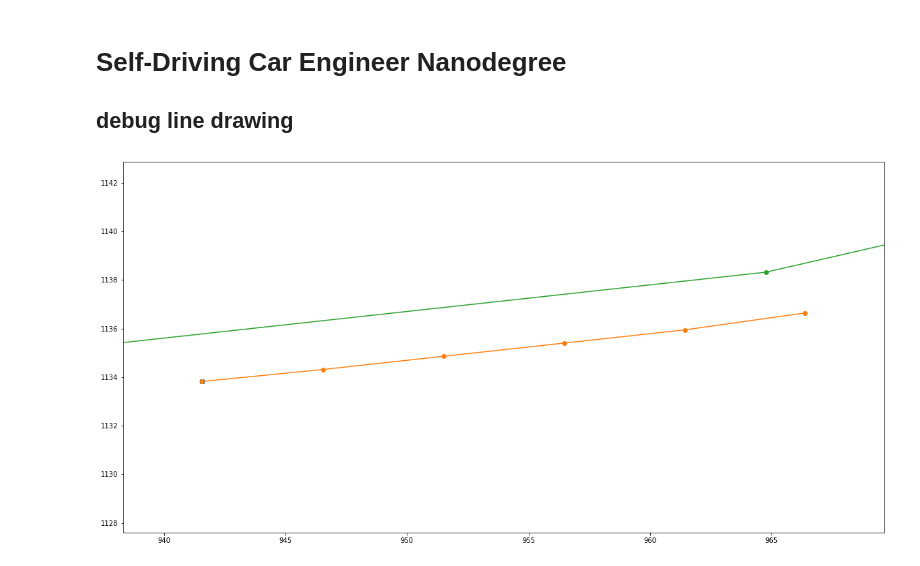
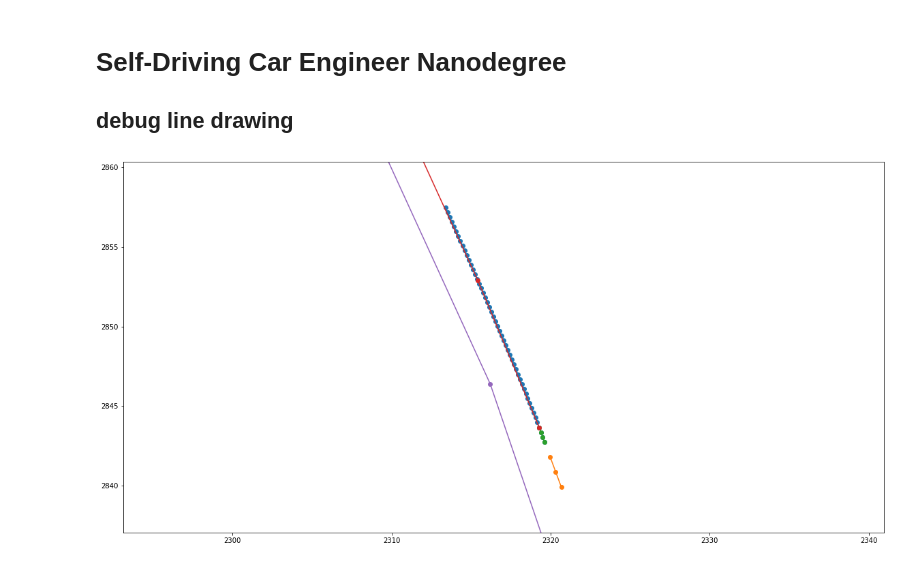
Before and after one commit to Fable3/CarND-Path-Planning-Project, a Jupyter notebook: DrawLines.ipynb, the cells around one changed output. Saved outputs shown, nothing was run; the diff lists cells and outputs as text; code cells hidden in the pictures.

Commit message:
pre_trajectory and lane change

```diff
--- a/DrawLines.ipynb
+++ b/DrawLines.ipynb
@@ -25,22 +25,26 @@ wpmap=[[784.6001,1135.5710],[815.2679,1134.9300],[844.6398,1134.9110],[875.0436,
 
-prev_trajectory=[[941.5483,1133.8180],[941.5486,1133.8180],[941.5503,1133.8180],[941.5540,1133.8180]]
-control_points=[[941.5540,1133.8180],[946.5298,1134.3117],[951.5001,1134.8560],[956.4704,1135.4002],[961.4407,1135.9445],[966.3855,1136.6397]]
-result=[[941.5483,1133.8180],[941.5486,1133.8180],[941.5503,1133.8180],[941.5540,1133.8180],[941.5543,1133.8180],[941.5547,1133.8180],[941.5550,1133.8180],[941.5554,1133.8180],[941.5557,1133.8180],[941.5561,1133.8180],[941.5564,1133.8180],[941.5567,1133.8180],[941.5571,1133.8180],[941.5574,1133.8180],[941.5578,1133.8180],[941.5581,1133.8180],[941.5584,1133.8180],[941.5588,1133.8180],[941.5591,1133.8180],[941.5595,1133.8180],[941.5598,1133.8180],[941.5602,1133.8180],[941.5605,1133.8180],[941.5608,1133.8180],[941.5612,1133.8180],[941.5615,1133.8180],[941.5619,1133.8180],[941.5622,1133.8180],[941.5625,1133.8180],[941.5629,1133.8180],[941.5632,1133.8180],[941.5636,1133.8180],[941.5639,1133.8180],[941.5643,1133.8180],[941.5646,1133.8180],[941.5649,1133.8180],[941.5653,1133.8180],[941.5656,1133.8180],[941.5660,1133.8180],[941.5663,1133.8180],[941.5666,1133.8180],[941.5670,1133.8180],[941.5673,1133.8180],[941.5677,1133.8180],[941.5680,1133.8180],[941.5684,1133.8180],[941.5687,1133.8180],[941.5690,1133.8180],[941.5694,1133.8180],[941.5697,1133.8180]]
+pre_control=[[2320.6643,2839.9346],[2320.3162,2840.8721],[2319.9681,2841.8095]]
+prev_trajectory=[[2319.6200,2842.7470],[2319.5060,2843.0540],[2319.3910,2843.3610],[2319.2750,2843.6670]]
+control_points=[[2319.2750,2843.6670],[2315.4254,2852.8857],[2308.6095,2867.7609],[2300.9533,2882.1933],[2292.5356,2896.2245]]
+result=[[2319.6200,2842.7470],[2319.5060,2843.0540],[2319.3910,2843.3610],[2319.2750,2843.6670],[2319.1580,2843.9726],[2319.0402,2844.2778],[2318.9216,2844.5826],[2318.8021,2844.8871],[2318.6819,2845.1912],[2318.5609,2845.4950],[2318.4392,2845.7985],[2318.3169,2846.1016],[2318.1938,2846.4044],[2318.0701,2846.7069],[2317.9458,2847.0091],[2317.8209,2847.3110],[2317.6955,2847.6126],[2317.5695,2847.9139],[2317.4430,2848.2150],[2317.3161,2848.5159],[2317.1887,2848.8165],[2317.0608,2849.1169],[2316.9326,2849.4170],[2316.8040,2849.7170],[2316.6751,2850.0167],[2316.5458,2850.3163],[2316.4163,2850.6157],[2316.2865,2850.9150],[2316.1564,2851.2140],[2316.0262,2851.5130],[2315.8957,2851.8118],[2315.7651,2852.1105],[2315.6344,2852.4091],[2315.5035,2852.7076],[2315.3726,2853.0060],[2315.2416,2853.3043],[2315.1105,2853.6026],[2314.9794,2853.9007],[2314.8481,2854.1988],[2314.7168,2854.4968],[2314.5853,2854.7947],[2314.4538,2855.0925],[2314.3221,2855.3901],[2314.1903,2855.6877],[2314.0584,2855.9852],[2313.9264,2856.2826],[2313.7942,2856.5799],[2313.6619,2856.8770],[2313.5294,2857.1741],[2313.3967,2857.4710]]
+
 draw(result)
 ax = plt.gca()
 xmin, xmax = ax.get_xbound()
 ymin, ymax = ax.get_ybound()
-draw(control_points)
+draw(pre_control)
+draw(prev_trajectory)
 #ax = plt.gca()
 xmin, xmax = ax.get_xbound()
 ymin, ymax = ax.get_ybound()
+draw(control_points)
 #draw(prev_trajectory)
 draw(wpmap)
 border=2
 plt.axis('equal')
 #.set_aspect('equal', 'datalim')
 ax.set_xbound(xmin-border, xmax+border)
 ax.set_ybound(ymin-border, ymax+border)
 plt.show()
 # %% [output]
-[figure, old version]
+[figure, new version]
```
Also changed, not shown: 1 other file.
